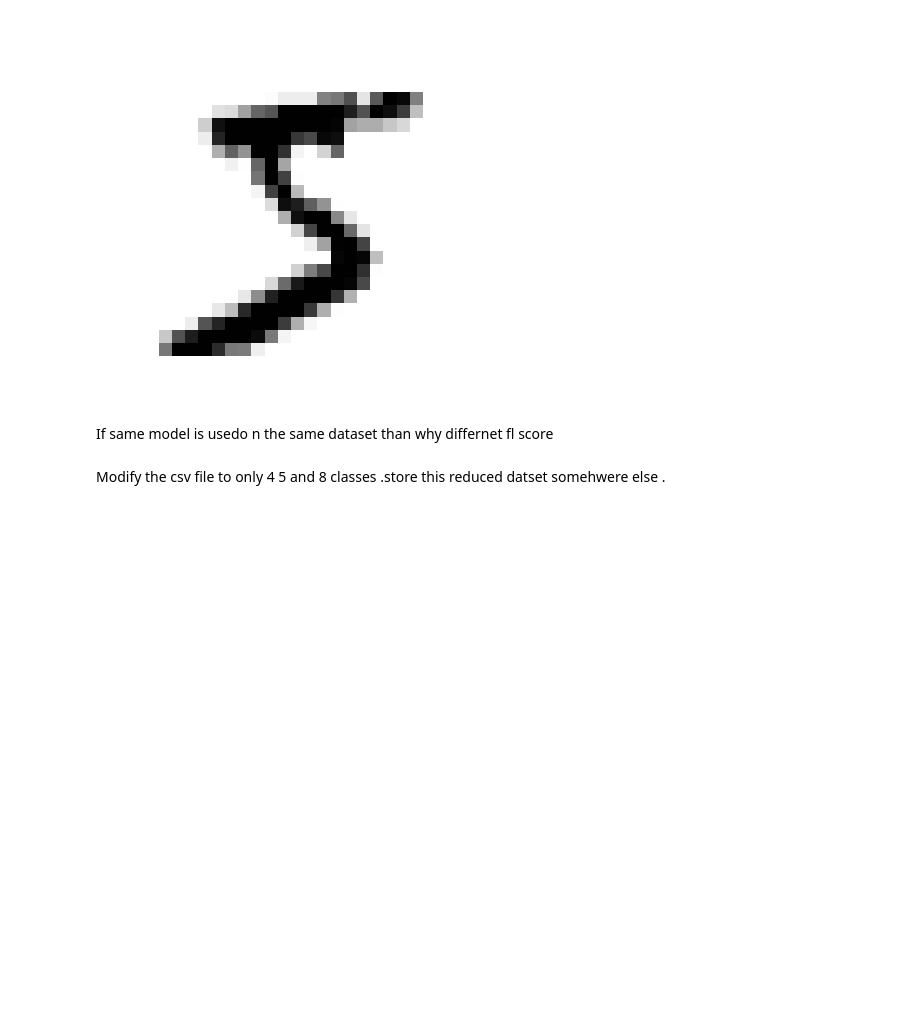
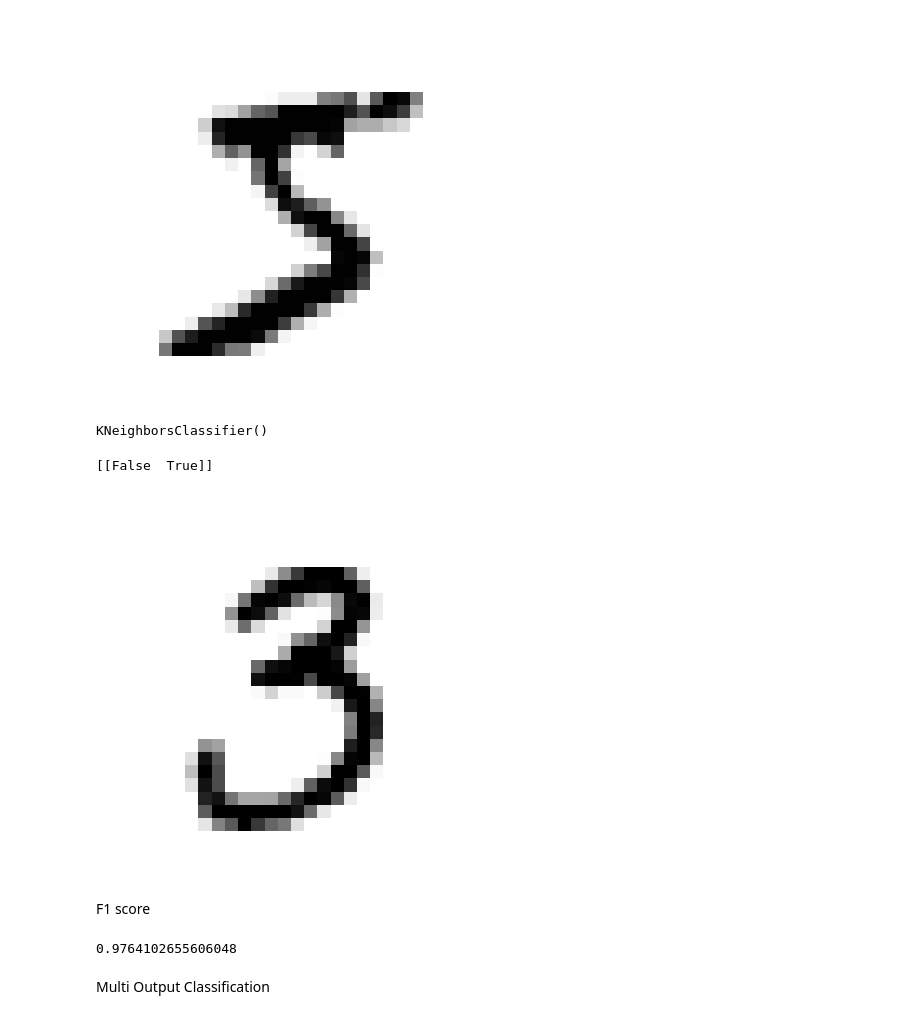
Before and after one commit to Laiba-Iqrar/Machine-Learning-Essentials, a Jupyter notebook: Exercises/MNIST/Example1.ipynb, the cells around one changed output. Cells and saved outputs as stored; diff of their text form; code cells hidden in the pictures; blank space fills up the shorter version.

Commit message:
Performed Multi label and multi class classification on MNIST Dataset

```diff
--- a/Exercises/MNIST/Example1.ipynb
+++ b/Exercises/MNIST/Example1.ipynb
@@ -24,7 +24,38 @@ plt.axis("off")
 plt.show()
 # %% [output]
 [figure]
-# %% [markdown]
-If same model is usedo n the same dataset than why differnet fl score
-# %% [markdown]
-Modify the csv file to only 4 5 and 8 classes .store this reduced datset somehwere else .
+# %%
+X_train, X_test, y_train, y_test = X[:60000], X[60000:], y[:60000],y[60000:]
+# %%
+import numpy as np
+from sklearn.neighbors import KNeighborsClassifier
+y_train_large = (y_train.astype(np.float64) >= 7)
+y_train_odd = (y_train.astype(np.float64) % 2 == 1)
+y_multilabel = np.c_[y_train_large, y_train_odd]
+knn_clf = KNeighborsClassifier()
+knn_clf.fit(X_train, y_multilabel)
+# %% [output]
+KNeighborsClassifier()
+# %%
+some_digit = X.iloc[60090]
+print(knn_clf.predict([some_digit]))
+some_digit_image = some_digit.values.reshape(28, 28)
+plt.imshow(some_digit_image, cmap = mpl.cm.binary,
+interpolation="nearest")
+plt.axis("off")
+plt.show()
+# %% [output]
+[[False  True]]
+[figure, added]
+# %% [markdown]
+F1 score
+# %%
+from sklearn.model_selection import cross_val_predict
+from sklearn.metrics import f1_score
+y_train_knn_pred = cross_val_predict(knn_clf, X_train, y_multilabel,
+cv=3)
+f1_score(y_multilabel, y_train_knn_pred, average="macro")
+# %% [output]
+0.9764102655606048
+# %% [markdown]
+Multi Output Classification
```
Also changed, not shown: parts of 4 cells of this notebook.
